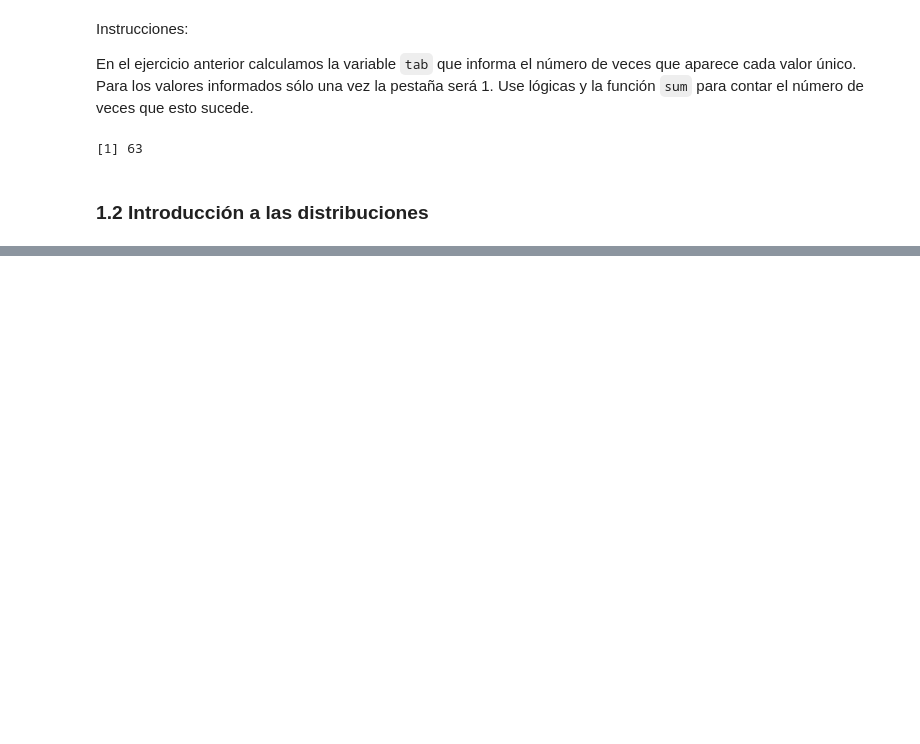
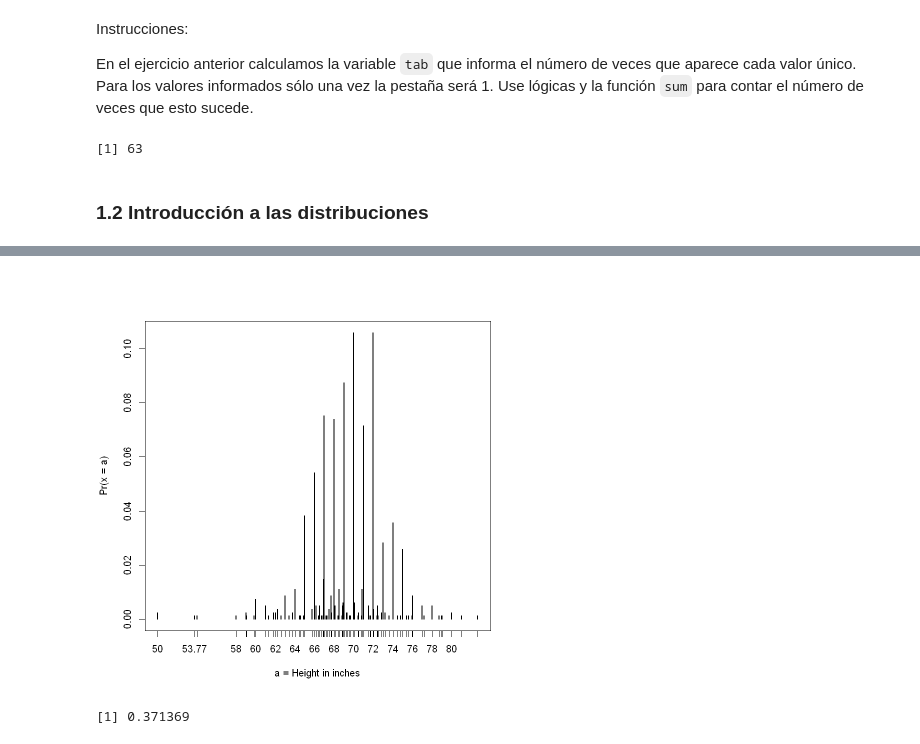
Before and after one commit to RaymundoSGlz/Data-Visualization, a Jupyter notebook: Visualizacion de datos.ipynb, the cells around one changed output, grey strips where cells are left out. Drawn from its saved outputs; the diff is of its cells as text; code cells hidden in the pictures; blank space fills up the shorter version.

```diff
--- a/Visualizacion de datos.ipynb
+++ b/Visualizacion de datos.ipynb
@@ -135,0 +274,14 @@ sum(tab==1)
+# %%
+# Definamos x como un vector con las alturas de los hombres
+index = heights$sex=="Male"
+x = heights$height[index]
+# Calculamos la media y la desviación estándar de manera manual
+media_manual = sum(x)/length(x)
+sd_manual = sqrt(sum((x-media_manual)^2)/length(x))
+manual = c(media = media_manual, SD = sd_manual)
+# Calculamos la media y la desviación estándar con las funciones mean() y sd()
+media_funciones = mean(x)
+sd_funciones = sd(x)
+funciones = c(media = media_funciones, SD = sd_funciones)
+# Mostramos los resultados
+cbind(manual, funciones)
@@ -135,0 +312,10 @@ sum(tab==1)
+# %%
+# Graficamos la distribución de las alturas
+plot(prop.table(table(x)), xlab = "a = Height in inches", ylab = "Pr(x = a)")
+# %% [output]
+[figure, added]
+# %%
+# calculamos la probabilidad de que un hombre tenga una altura mayor a 70 pulgadas
+1 - pnorm(70.5, mean(heights_male$height), sd(heights_male$height))
+# %% [output]
+[1] 0.371369
```
Also changed, not shown: parts of 50 cells of this notebook.
